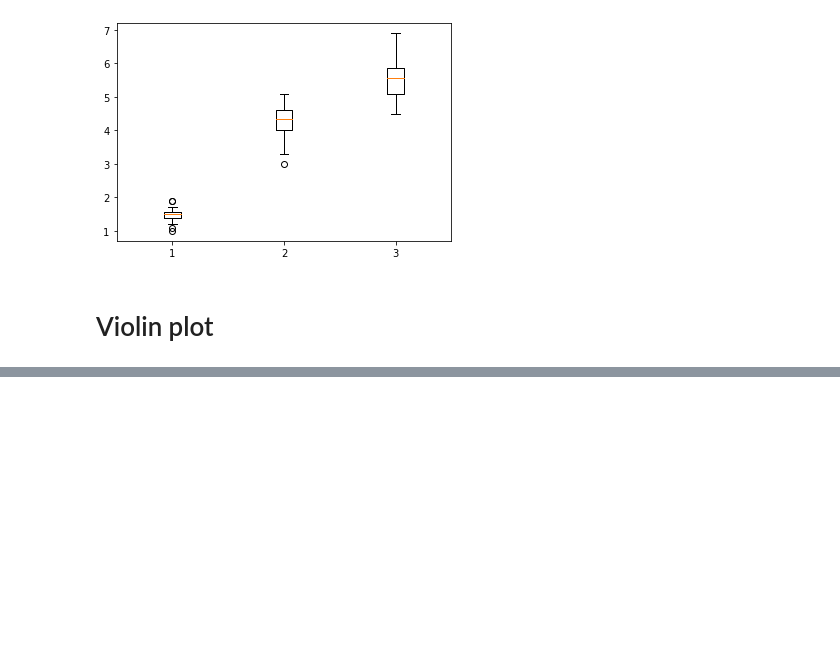
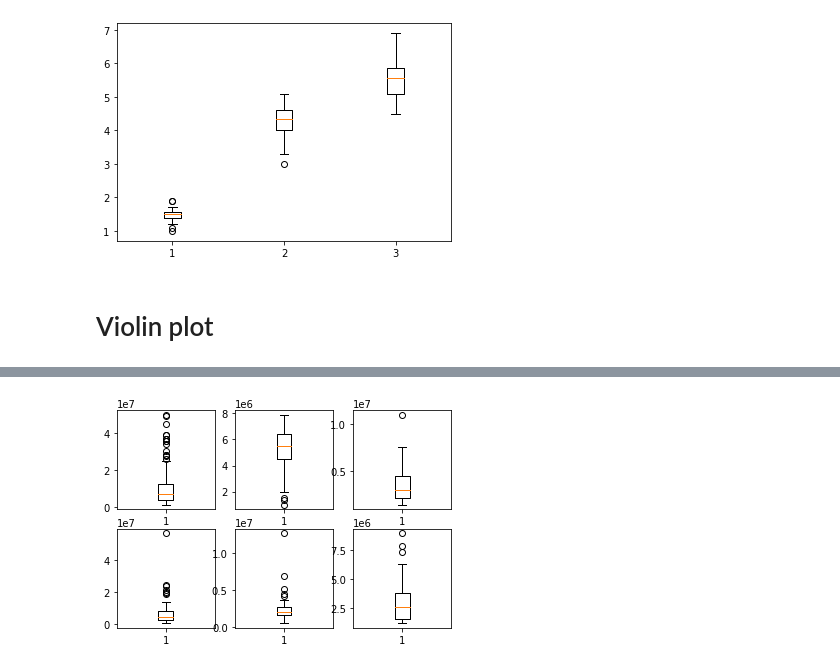
Before and after one commit to nannthd/BasicProg_DataViz65, a Jupyter notebook: DataViz02_Data_Distribution_.ipynb, the cells around one changed output, grey strips where cells are left out. Saved outputs shown, nothing was run; the diff lists cells and outputs as text; code cells hidden in the pictures; blank space fills up the shorter version.

```diff
--- a/DataViz02_Data_Distribution_.ipynb
+++ b/DataViz02_Data_Distribution_.ipynb
@@ -377,0 +565,3 @@ vi = plt.violinplot(df['PetalLength'][:50],showmedians=True)
+# %%
+KKN_C = KKN[(KKN['propertytype_name_en_x']=='Condo')]
+KKN_C
@@ -377,0 +582,3 @@ vi = plt.violinplot(df['PetalLength'][:50],showmedians=True)
+# %%
+CMI = unit_project01[unit_project01['province_name_en']=='Chiang Mai'][['propertytype_name_en_x','price_min_x']]
+CMI
@@ -377,0 +599,3 @@ vi = plt.violinplot(df['PetalLength'][:50],showmedians=True)
+# %%
+CMI_D = CMI[(CMI['propertytype_name_en_x']=='Detached House')]
+CMI_D
@@ -377,0 +616,3 @@ vi = plt.violinplot(df['PetalLength'][:50],showmedians=True)
+# %%
+CMI_C = CMI[(CMI['propertytype_name_en_x']=='Condo')]
+CMI_C
@@ -377,0 +633,16 @@ vi = plt.violinplot(df['PetalLength'][:50],showmedians=True)
+# %%
+plt.subplot(2,3,1)
+BKK01 = plt.boxplot(BKK_D['price_min_x'][:100])
+plt.subplot(2,3,2)
+KKN01 = plt.boxplot(KKN_D['price_min_x'][:50])
+plt.subplot(2,3,3)
+CMI01 = plt.boxplot(CMI_D['price_min_x'][:50])
+
+plt.subplot(2,3,4)
+BKK02 = plt.boxplot(BKK_C['price_min_x'][:50])
+plt.subplot(2,3,5)
+KKN02 = plt.boxplot(KKN_C['price_min_x'][:50])
+plt.subplot(2,3,6)
+CMI02 = plt.boxplot(CMI_C['price_min_x'][:50])
+# %% [output]
+[figure, added]
```
Also changed, not shown: parts of 39 cells of this notebook.
